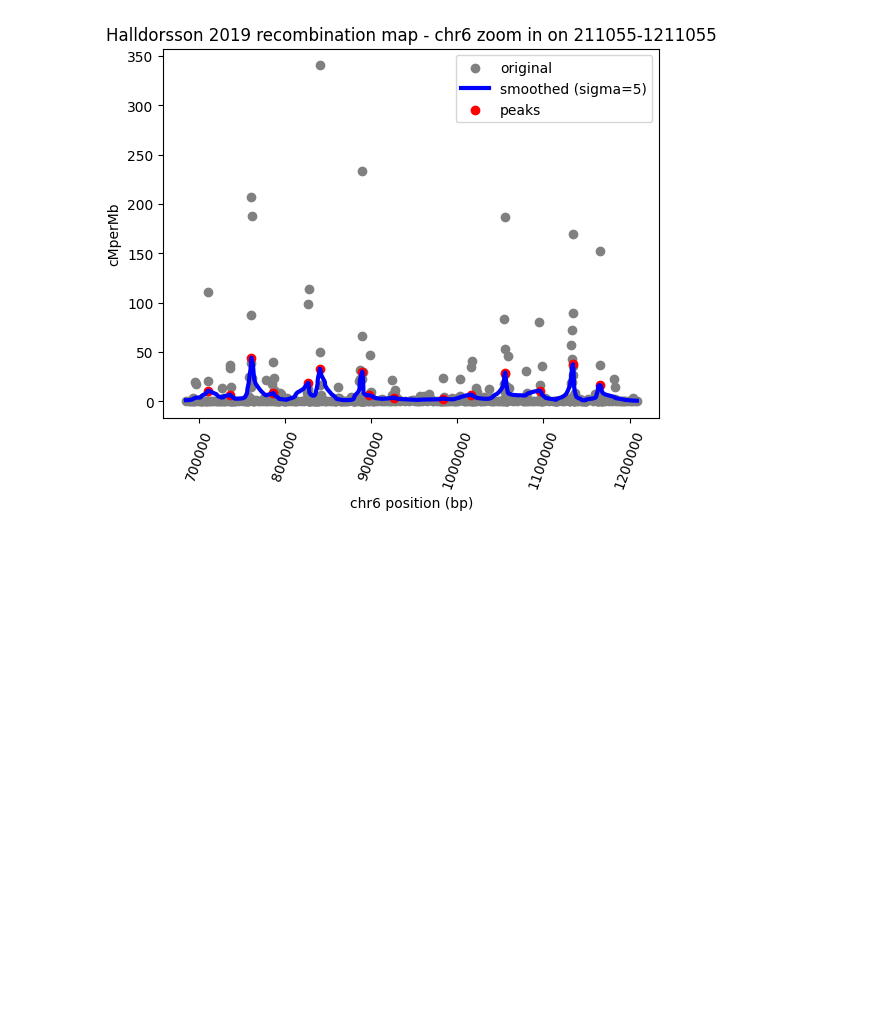
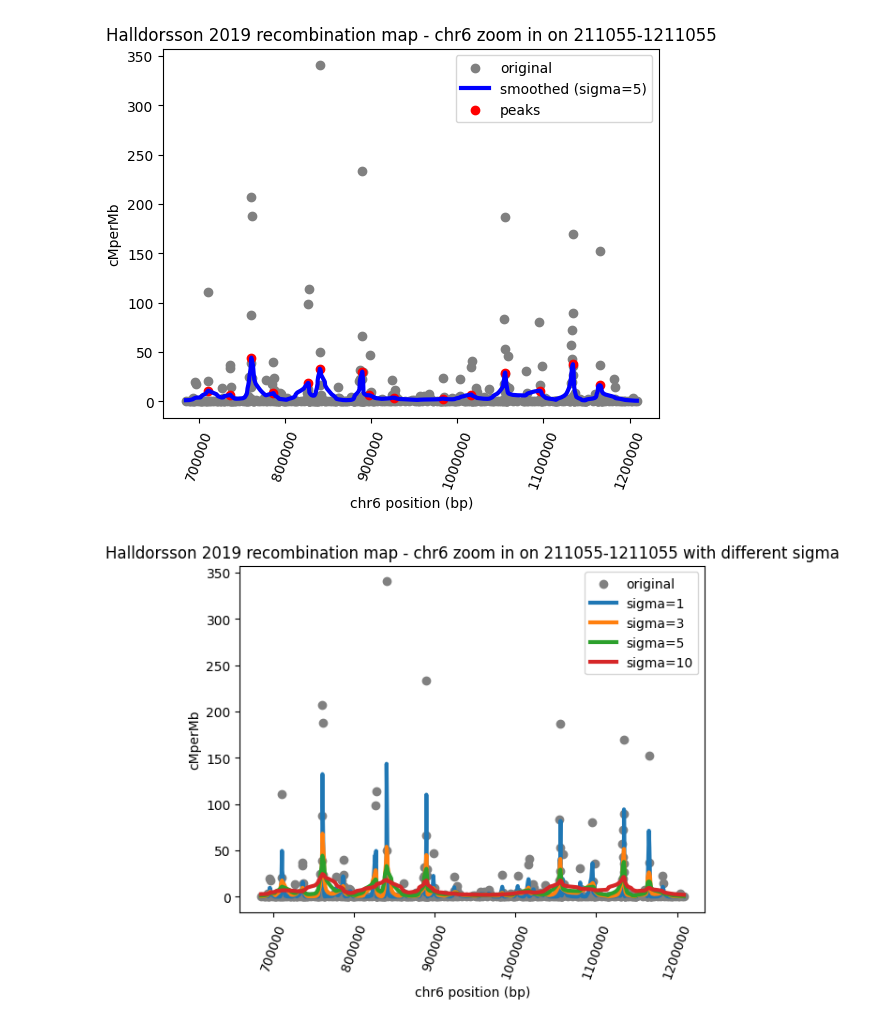
Before and after one commit to jedrzejkubica/Elixir-BH-2025, a Jupyter notebook: haploblock_breakpoints.ipynb, the cells around one changed output. Saved outputs shown, nothing was run; the diff lists cells and outputs as text; code cells hidden in the pictures; blank space fills up the shorter version.

Commit message:
haploblock_breakpoints.ipynb : compare sigma GS

```diff
--- a/haploblock_breakpoints.ipynb
+++ b/haploblock_breakpoints.ipynb
@@ -27,7 +27,7 @@ from scipy.ndimage import gaussian_filter1d
 
 import matplotlib.pyplot
 # %%
-SAVE_FIG = False
+SAVE_FIG = True
 # %% [markdown]
 # Palsson 2024
 # %%
@@ -677,3 +677,30 @@ matplotlib.pyplot.show()
 # %% [output]
 [figure]
 [figure]
+# %%
+# compare different sigma for Gaussian smoothing
+# plot the orginial and smoothed recombination rates with different sigma
+# zoom in on region of 1 MBp around the first peak
+region_start = max(0, peak_positions[0] - 500000)
+region_end = peak_positions[0] + 500000
+region_mask = (map_chr["Begin"] >= region_start) & (map_chr["End"] <= region_end)
+matplotlib.pyplot.figure()
+matplotlib.pyplot.scatter(x=(map_chr["Begin"][region_mask].to_numpy() + map_chr["End"][region_mask].to_numpy()) // 2,
+                          y=recomb_rates[region_mask],
+                          color="grey", label="original")
+for sigma in [1, 3, 5, 10]:
+    recomb_rates_smoothed = gaussian_filter1d(recomb_rates[region_mask], sigma=sigma)
+    matplotlib.pyplot.plot((map_chr["Begin"][region_mask].to_numpy() + map_chr["End"][region_mask].to_numpy()) // 2,
+                           recomb_rates_smoothed,
+                           label=f"sigma={sigma}", linewidth=3)
+matplotlib.pyplot.title(f"Halldorsson 2019 recombination map - {CHR} zoom in on {region_start}-{region_end} with different sigma")
+matplotlib.pyplot.ticklabel_format(useOffset=False, style='plain')  # disable scientific notation
+matplotlib.pyplot.xlabel(f"{CHR} position (bp)")
+matplotlib.pyplot.ylabel("cMperMb")
+matplotlib.pyplot.xticks(rotation=70)
+matplotlib.pyplot.legend()
+if SAVE_FIG:
+    matplotlib.pyplot.savefig(f"figures/recomb_map_{CHR}_Halldorsson2019_GS_compare_sigma_zoom_in.png", bbox_inches='tight')
+matplotlib.pyplot.show()
+# %% [output]
+[figure, added]
```
Also changed, not shown: 1 other file.
